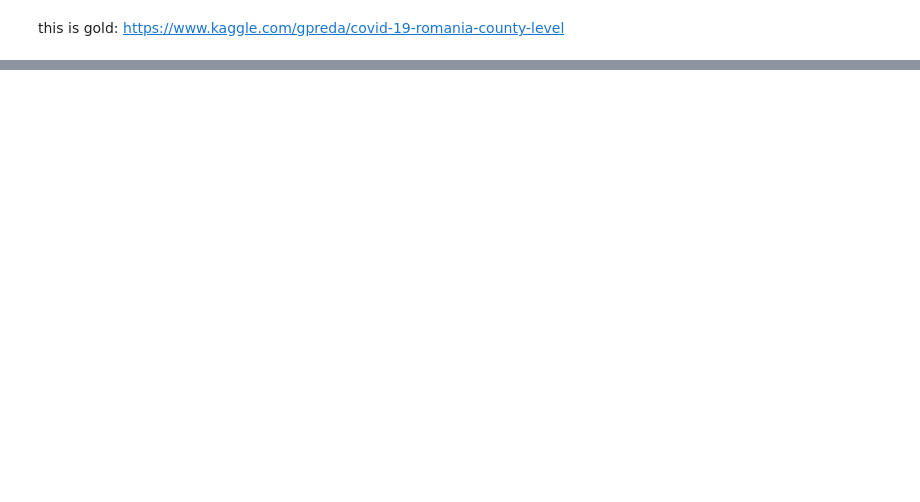
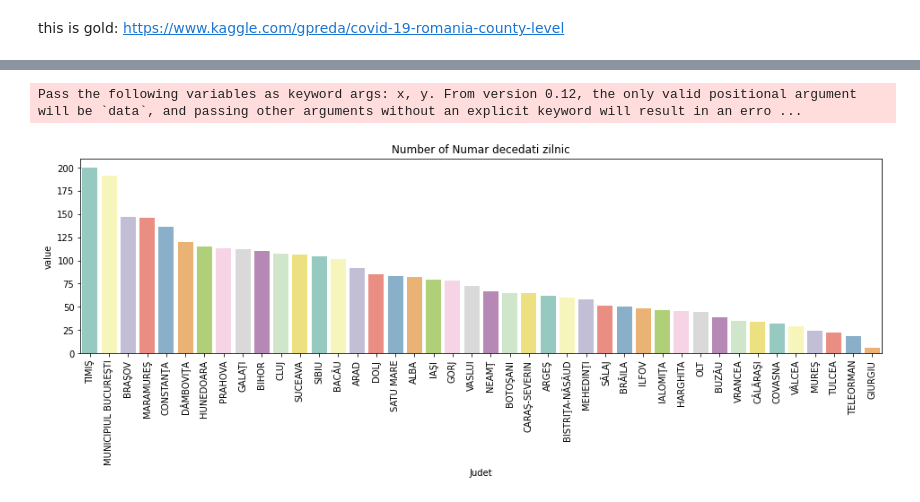
Before and after one commit to Eduard6421/CoronaLens, a Jupyter notebook: Data_Visualisation.ipynb, the cells around one changed output, grey strips where cells are left out. Saved outputs shown, nothing was run; the diff lists cells and outputs as text; code cells hidden in the pictures; blank space fills up the shorter version.

Commit message:
Added Basic Plots - ( Interactive Time series / Barplots / Map Plot)

```diff
--- a/Data_Visualisation.ipynb
+++ b/Data_Visualisation.ipynb
@@ -59,3 +60,0 @@ else:
-# %%
-df = px.data.stocks()
-print(df)
@@ -197,0 +295,10 @@ vaccineDf = excelDataVaccine.parse('ag-grid')
+# %%
+def plot_count(feature, value, title, df, size=4):
+    f, ax = plt.subplots(1,1, figsize=(4*size,4))
+    df = df.groupby([feature],as_index=False).sum()
+    df = df.sort_values([value], ascending=False, na_position="last").reset_index(drop=True)
+    df = df.drop(["Populatie"],axis=1)
+    g = sns.barplot(df[feature], df[value], palette='Set3')
+    g.set_title("Number of {}".format(title))
+    ax.set_xticklabels(ax.get_xticklabels(),rotation=90)
+    plt.show()
@@ -197,0 +309,5 @@ vaccineDf = excelDataVaccine.parse('ag-grid')
+# %%
+plot_count("Judet", "value", "Numar decedati zilnic", dfDecedateJudet)
+# %% [output]
+Pass the following variables as keyword args: x, y. From version 0.12, the only valid positional argument will be `data`, and passing other arguments without an explicit keyword will result in an erro ...
+[figure, added]
```
Also changed, not shown: parts of 22 cells of this notebook.
